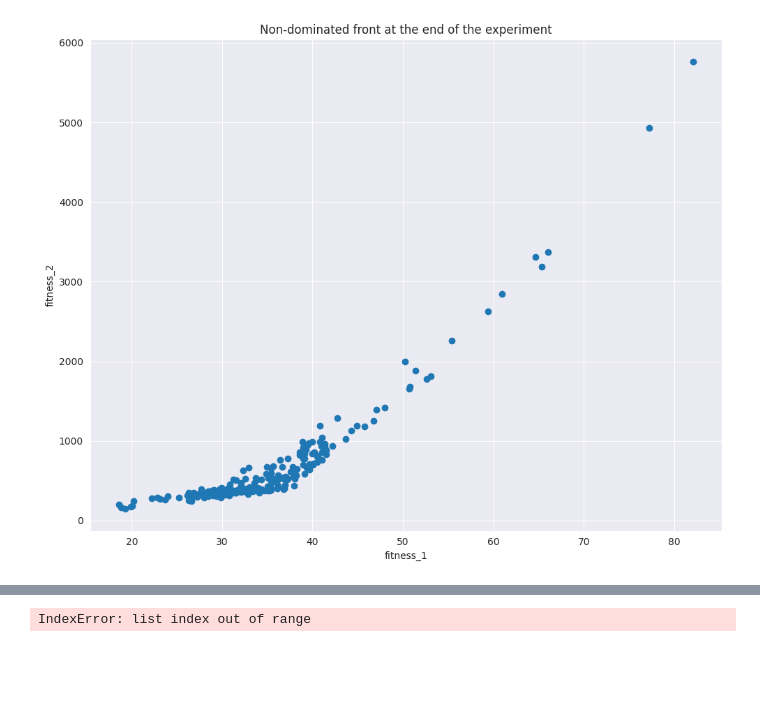
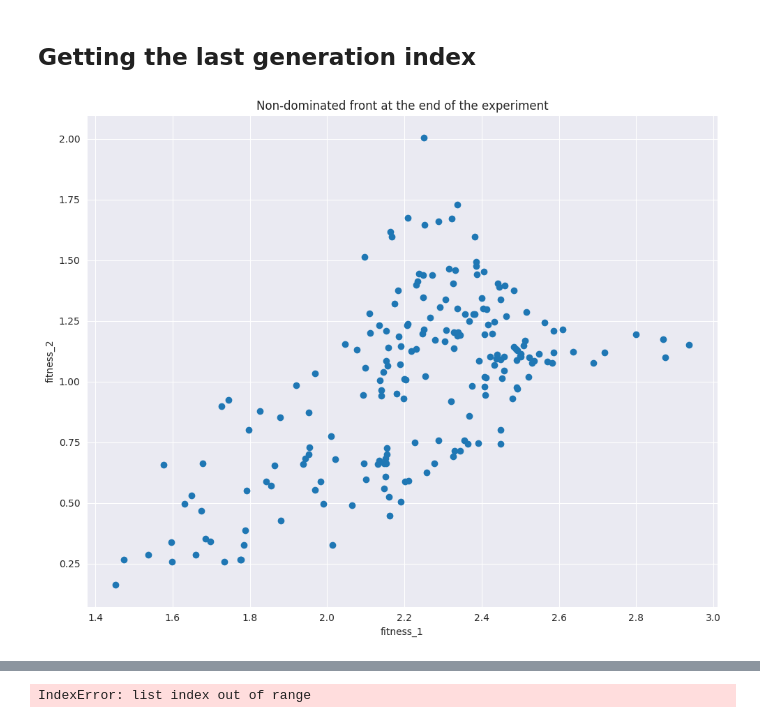
Before and after one commit to tuturax/BadAss, a Jupyter notebook: Notebooks/plot_figures.ipynb, the cells around one changed output, grey strips where cells are left out. Drawn from its saved outputs; the diff is of its cells as text; code cells hidden in the pictures; blank space fills up the shorter version.

```diff
--- a/Notebooks/plot_figures.ipynb
+++ b/Notebooks/plot_figures.ipynb
@@ -12,0 +11,2 @@ names2labels = {fitness_names[0] : "Total soybean yield over 10 years (tons)",
+# %% [markdown]
+## Getting the last generation index
@@ -13,20 +29,22 @@ names2labels = {fitness_names[0] : "Total soybean yield over 10 years (tons)",
 # %%
 # let's start with something simple: we plot the final Pareto front from one of the experiments
-data_file = "./unique-name/42-population.csv-generation-0.csv"
+gen = last_gen
+
+data_file = f"./unique-name/42-population.csv-generation-{gen}.csv"
 df = pd.read_csv(data_file)
 
 x = df[fitness_names[0]].values
 y = df[fitness_names[1]].values
 
 fig = plt.figure(figsize=(10, 8))
 axes = plt.axes()
 axes.scatter(x, y)
 
 axes.set_title("Non-dominated front at the end of the experiment")
 axes.set_xlabel(fitness_names[0])
 axes.set_ylabel(fitness_names[1])
 
 plt.tight_layout()
 plt.show()
 # %% [output]
-[figure, old version]
+[figure, new version]
```
Also changed, not shown: parts of 7 cells of this notebook, 4 other files.
